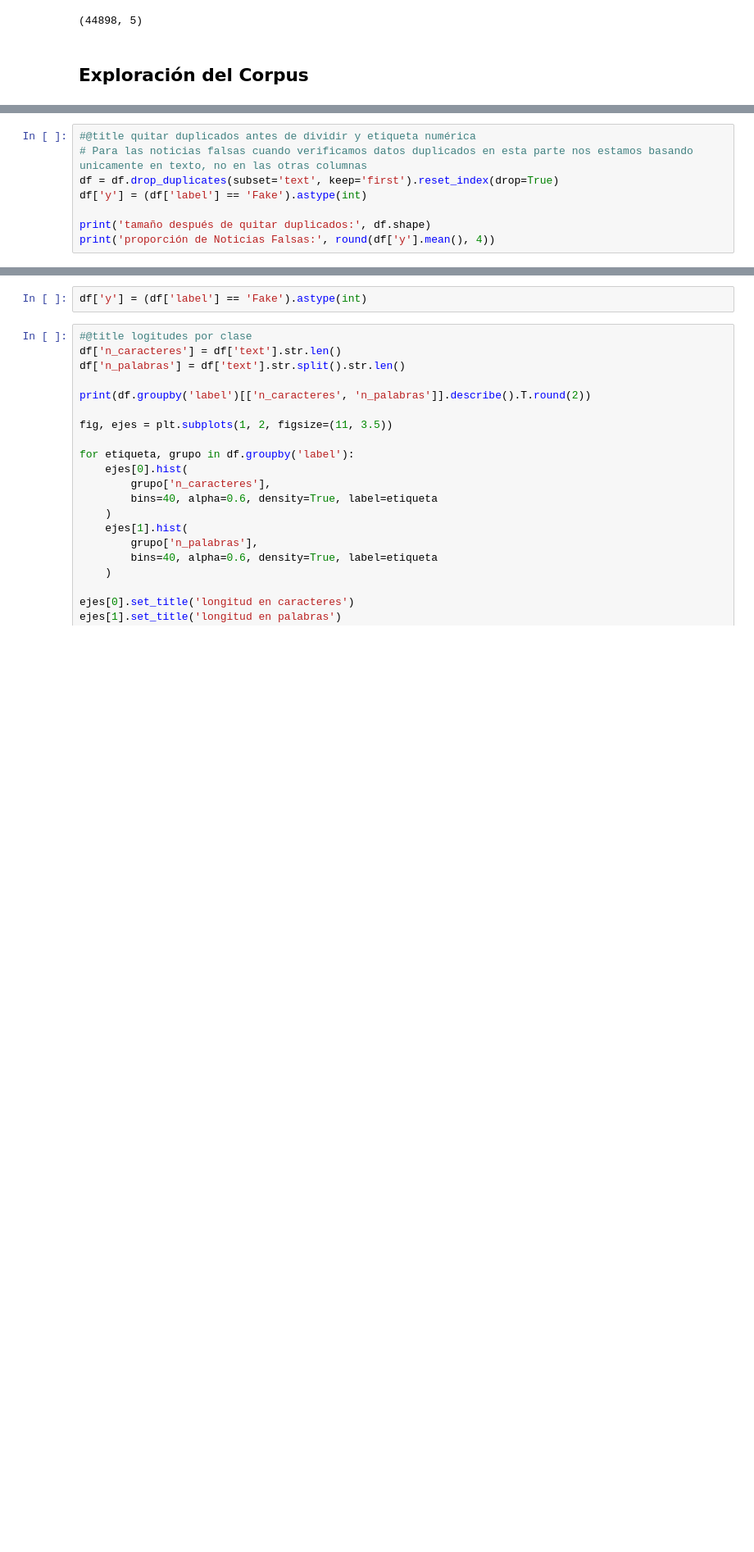
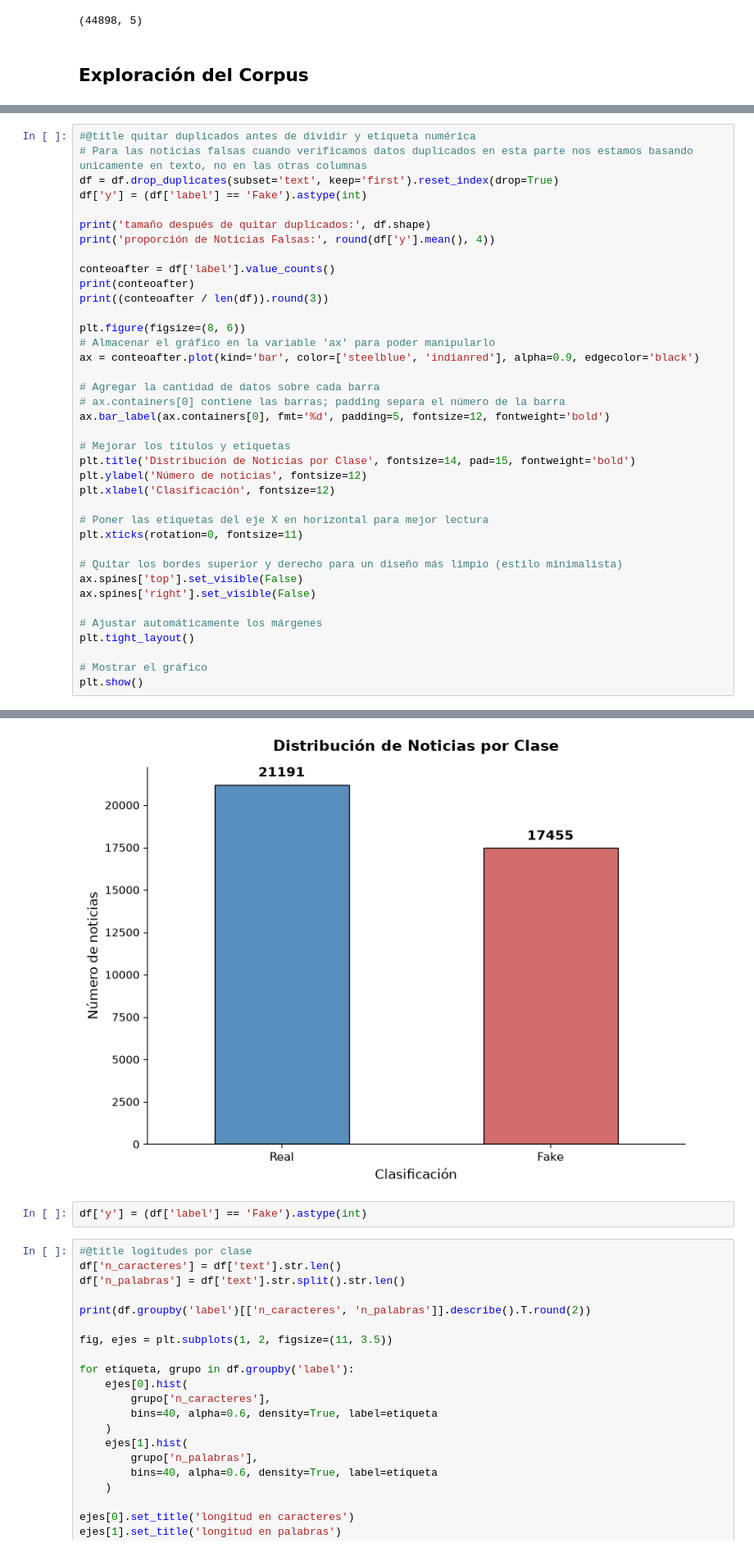
Before and after one commit to kao05/SpamAnalysis-TextMining, a Jupyter notebook: Project_FakeNews.ipynb, the cells around one changed output, grey strips where cells are left out. Shown at 82% size. Drawn from its saved outputs; the diff is of its cells as text; blank space fills up the shorter version.

```diff
--- a/Project_FakeNews.ipynb
+++ b/Project_FakeNews.ipynb
@@ -106,6 +127,36 @@ df['y'] = (df['label'] == 'Fake').astype(int)
 
 print('tamaño después de quitar duplicados:', df.shape)
 print('proporción de Noticias Falsas:', round(df['y'].mean(), 4))
+
+conteoafter = df['label'].value_counts()
+print(conteoafter)
+print((conteoafter / len(df)).round(3))
+
+plt.figure(figsize=(8, 6))
+# Almacenar el gráfico en la variable 'ax' para poder manipularlo
+ax = conteoafter.plot(kind='bar', color=['steelblue', 'indianred'], alpha=0.9, edgecolor='black')
+
+# Agregar la cantidad de datos sobre cada barra
+# ax.containers[0] contiene las barras; padding separa el número de la barra
+ax.bar_label(ax.containers[0], fmt='%d', padding=5, fontsize=12, fontweight='bold')
+
+# Mejorar los títulos y etiquetas
+plt.title('Distribución de Noticias por Clase', fontsize=14, pad=15, fontweight='bold')
+plt.ylabel('Número de noticias', fontsize=12)
+plt.xlabel('Clasificación', fontsize=12)
+
+# Poner las etiquetas del eje X en horizontal para mejor lectura
+plt.xticks(rotation=0, fontsize=11)
+
+# Quitar los bordes superior y derecho para un diseño más limpio (estilo minimalista)
+ax.spines['top'].set_visible(False)
+ax.spines['right'].set_visible(False)
+
+# Ajustar automáticamente los márgenes
+plt.tight_layout()
+
+# Mostrar el gráfico
+plt.show()
 # %% [output]
 tamaño después de quitar duplicados: (38646, 6)
 proporción de Noticias Falsas: 0.4517
@@ -112,3 +171,4 @@ proporción de Noticias Falsas: 0.4517
+[figure, added]
 # %%
 df['y'] = (df['label'] == 'Fake').astype(int)
 # %%
```
Also changed, not shown: parts of 14 cells of this notebook.
